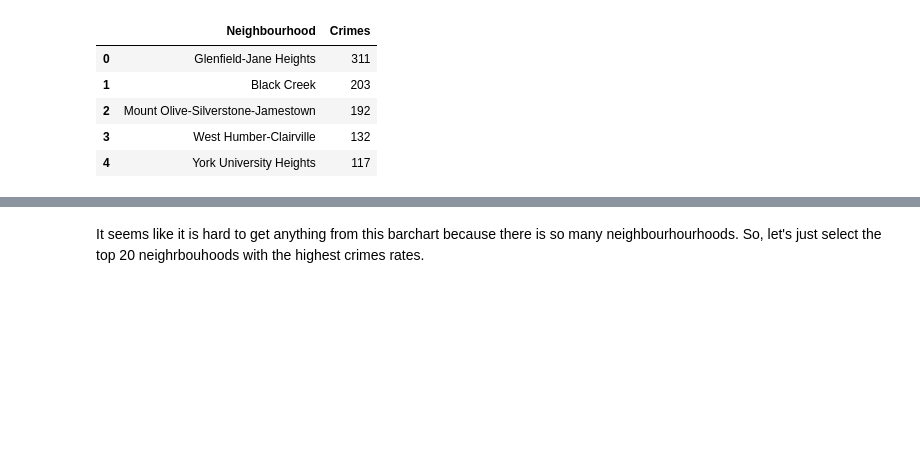
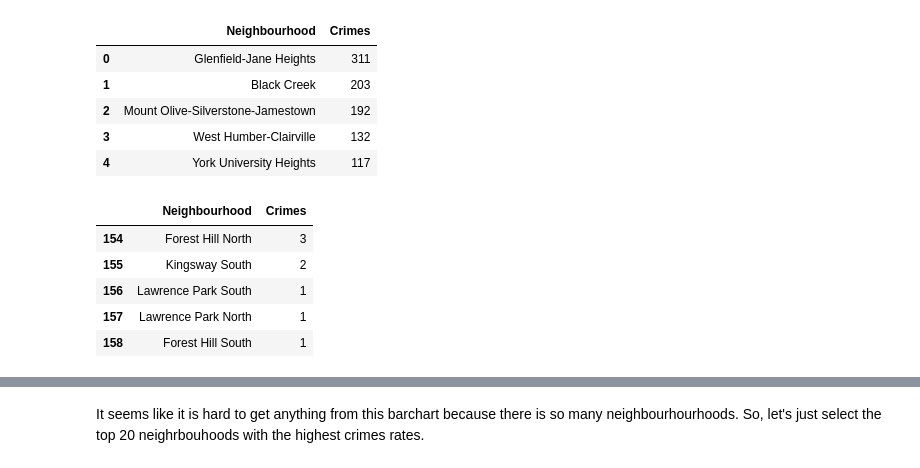
Before and after one commit to ZabihBuda/Group-Project-MMAI-5000-AI-Fundamentals, a Jupyter notebook: MMAI_5000_AI_FUNDAMENTALS.ipynb, the cells around one changed output, grey strips where cells are left out. Cells and saved outputs as stored; diff of their text form; code cells hidden in the pictures; blank space fills up the shorter version.

```diff
--- a/MMAI_5000_AI_FUNDAMENTALS.ipynb
+++ b/MMAI_5000_AI_FUNDAMENTALS.ipynb
@@ -113,6 +113,15 @@ df_neighbourhood.head()
 | 2 | Mount Olive-Silverstone-Jamestown | 192 |
 | 3 | West Humber-Clairville | 132 |
 | 4 | York University Heights | 117 |
+# %%
+df_neighbourhood.tail()
+# %% [output]
+|  | Neighbourhood | Crimes |
+| 154 | Forest Hill North | 3 |
+| 155 | Kingsway South | 2 |
+| 156 | Lawrence Park South | 1 |
+| 157 | Lawrence Park North | 1 |
+| 158 | Forest Hill South | 1 |
 # %%
 #Neighbourhodo barchart
 plt.figure(figsize=(15, 8)) #figure size
```
Also changed, not shown: parts of 8 cells of this notebook.
